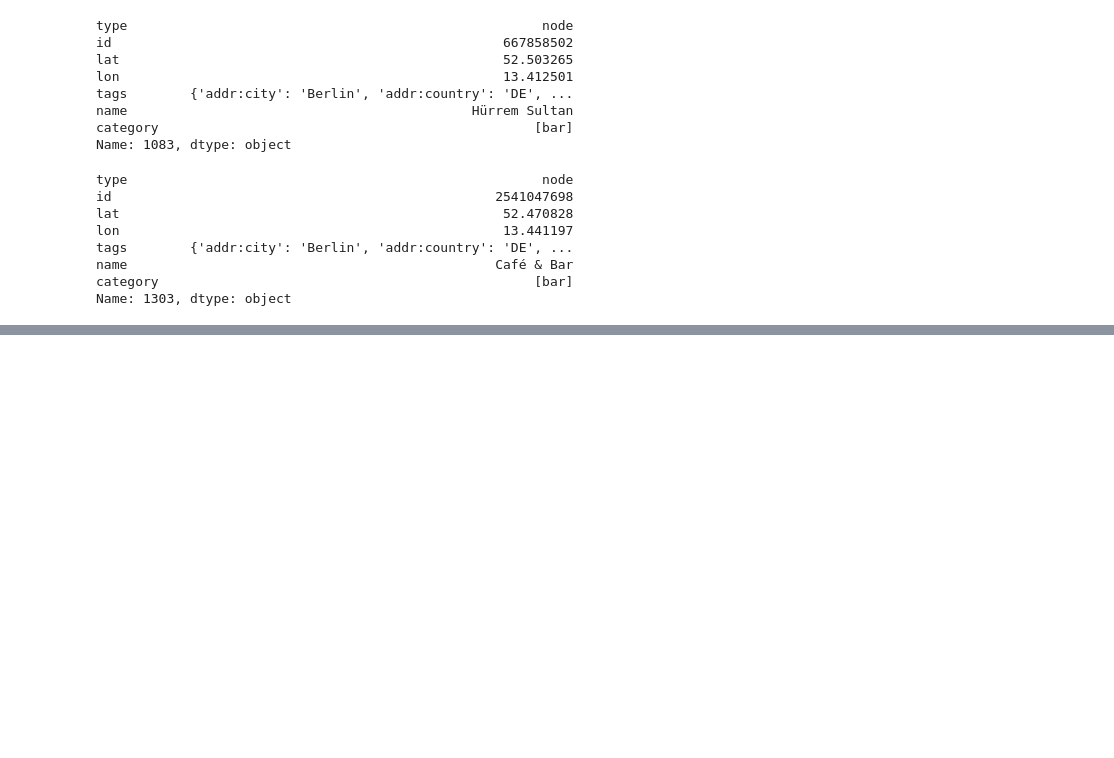
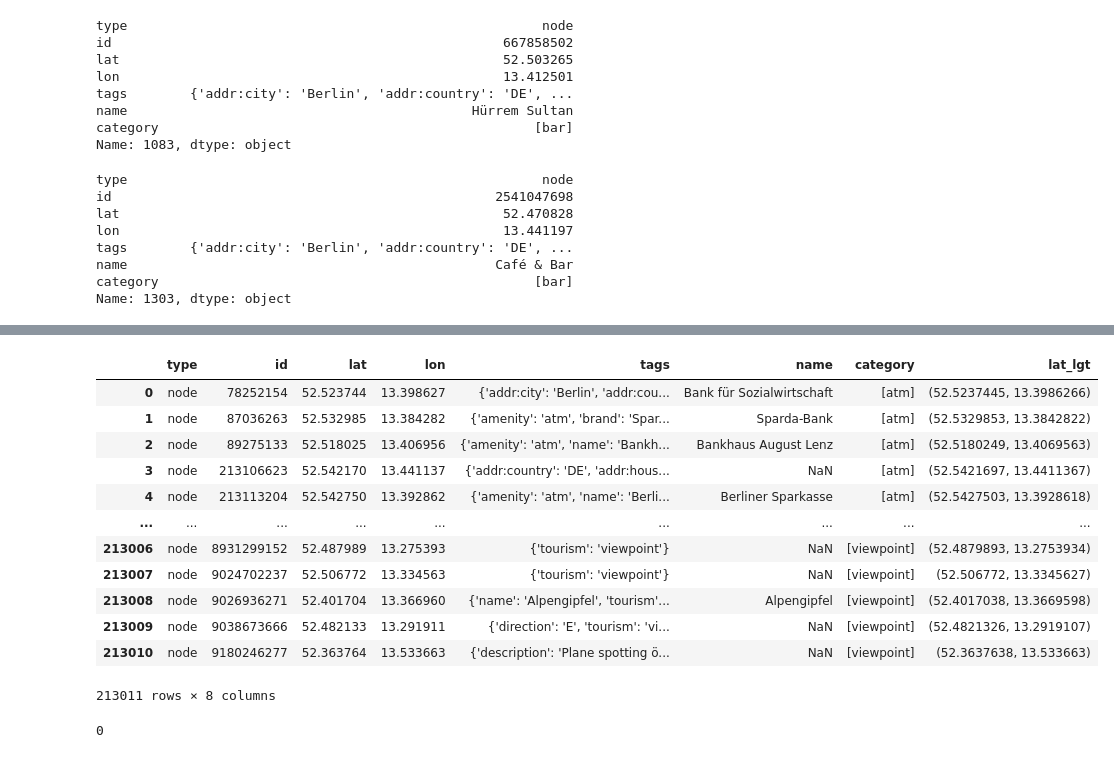
Before and after one commit to TechLabs-Berlin/wt21-way-to-go, a Jupyter notebook: cleaning_data/cleaning_poi_data.ipynb, the cells around one changed output, grey strips where cells are left out. Cells and saved outputs as stored; diff of their text form; code cells hidden in the pictures; blank space fills up the shorter version.

Commit message:
produced clean dataset with categories, names and lat_lgt tuples

```diff
--- a/cleaning_data/cleaning_poi_data.ipynb
+++ b/cleaning_data/cleaning_poi_data.ipynb
@@ -604,0 +611,3 @@ Name: 1303, dtype: object
+# %%
+all_nodes_extracted = extract_categories4(all_nodes)
+all_nodes_extracted
@@ -604,0 +630,38 @@ Name: 1303, dtype: object
+# %%
+"""Extracts lat and lon values for each row and adds them to a new 'lat_lgt' column as a tuple
+This matches the format of lat/lon data in the routes dataset """
+def extract_lat_lgt(df):
+    # create a copy of df
+    new_df = df
+    # create a new empty column 'lat_lgt' with dtype object (otherwise tuples won't be accepted as values)
+    df['lat_lgt'] = pd.Series(dtype='object')
+    # for every row
+    for index in new_df.index:
+        lat = df.loc[index, 'lat']
+        lgt = df.loc[index, 'lon']
+        # add the lat/lgt pairs as a tuple to the new column
+        new_df.at[index, 'lat_lgt'] = (lat, lgt)
+    return new_df
+# %%
+all_nodes_extracted_lat_lgt = extract_lat_lgt(all_nodes_extracted)
+# %%
+all_nodes_extracted_lat_lgt
+# %% [output]
+|  | type | id | lat | lon | tags | name | category | lat_lgt |
+| 0 | node | 78252154 | 52.523744 | 13.398627 | {'addr:city': 'Berlin', 'addr:cou... | Bank für Sozialwirtschaft | [atm] | (52.5237445, 13.3986266) |
+| 1 | node | 87036263 | 52.532985 | 13.384282 | {'amenity': 'atm', 'brand': 'Spar... | Sparda-Bank | [atm] | (52.5329853, 13.3842822) |
+| 2 | node | 89275133 | 52.518025 | 13.406956 | {'amenity': 'atm', 'name': 'Bankh... | Bankhaus August Lenz | [atm] | (52.5180249, 13.4069563) |
+| 3 | node | 213106623 | 52.542170 | 13.441137 | {'addr:country': 'DE', 'addr:hous... | NaN | [atm] | (52.5421697, 13.4411367) |
+| 4 | node | 213113204 | 52.542750 | 13.392862 | {'amenity': 'atm', 'name': 'Berli... | Berliner Sparkasse | [atm] | (52.5427503, 13.3928618) |
+| ... | ... | ... | ... | ... | ... | ... | ... | ... |
+| 213006 | node | 8931299152 | 52.487989 | 13.275393 | {'tourism': 'viewpoint'} | NaN | [viewpoint] | (52.4879893, 13.2753934) |
+| 213007 | node | 9024702237 | 52.506772 | 13.334563 | {'tourism': 'viewpoint'} | NaN | [viewpoint] | (52.506772, 13.3345627) |
+| 213008 | node | 9026936271 | 52.401704 | 13.366960 | {'name': 'Alpengipfel', 'tourism'... | Alpengipfel | [viewpoint] | (52.4017038, 13.3669598) |
+| 213009 | node | 9038673666 | 52.482133 | 13.291911 | {'direction': 'E', 'tourism': 'vi... | NaN | [viewpoint] | (52.4821326, 13.2919107) |
+| 213010 | node | 9180246277 | 52.363764 | 13.533663 | {'description': 'Plane spotting ö... | NaN | [viewpoint] | (52.3637638, 13.533663) |
+213011 rows × 8 columns
+# %%
+# check
+all_nodes_extracted_lat_lgt['lat_lgt'].isna().sum()
+# %% [output]
+0
```
Also changed, not shown: parts of 10 cells of this notebook.
